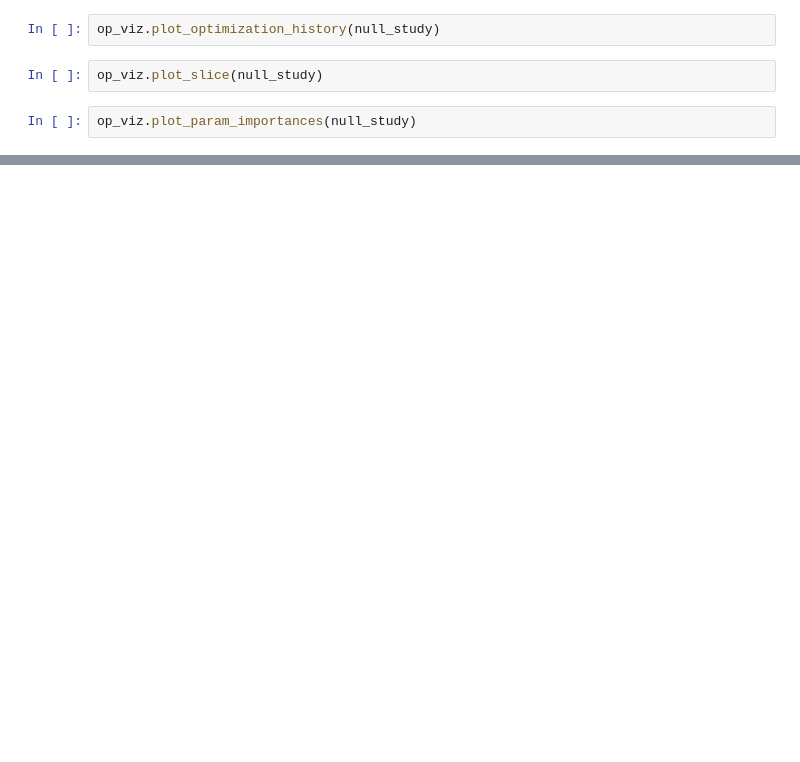
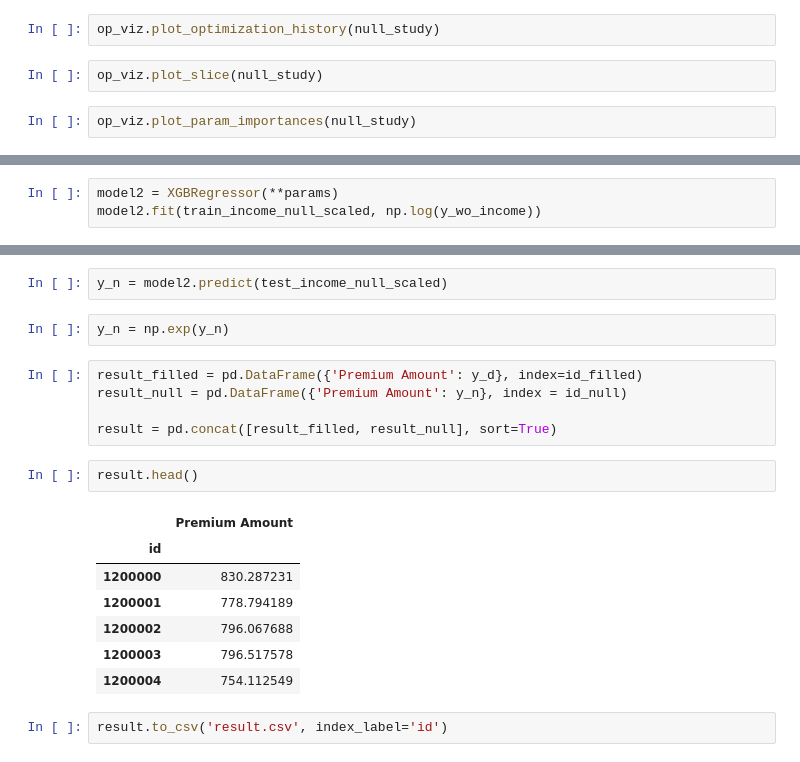
Before and after one commit to Anqi-Wang-aug/kaggle-competition-premium-regression, a Jupyter notebook: script.ipynb, the cells around one changed output, grey strips where cells are left out. Cells and saved outputs as stored; diff of their text form; blank space fills up the shorter version.

```diff
--- a/script.ipynb
+++ b/script.ipynb
@@ -628,0 +741,3 @@ op_viz.plot_param_importances(null_study)
+# %%
+model2 = XGBRegressor(**params)
+model2.fit(train_income_null_scaled, np.log(y_wo_income))
@@ -628,0 +756,21 @@ op_viz.plot_param_importances(null_study)
+# %%
+y_n = model2.predict(test_income_null_scaled)
+# %%
+y_n = np.exp(y_n)
+# %%
+result_filled = pd.DataFrame({'Premium Amount': y_d}, index=id_filled)
+result_null = pd.DataFrame({'Premium Amount': y_n}, index = id_null)
+
+result = pd.concat([result_filled, result_null], sort=True)
+# %%
+result.head()
+# %% [output]
+|  | Premium Amount |
+| id |  |
+| 1200000 | 830.287231 |
+| 1200001 | 778.794189 |
+| 1200002 | 796.067688 |
+| 1200003 | 796.517578 |
+| 1200004 | 754.112549 |
+# %%
+result.to_csv('result.csv', index_label='id')
```
Also changed, not shown: parts of 28 cells of this notebook.
